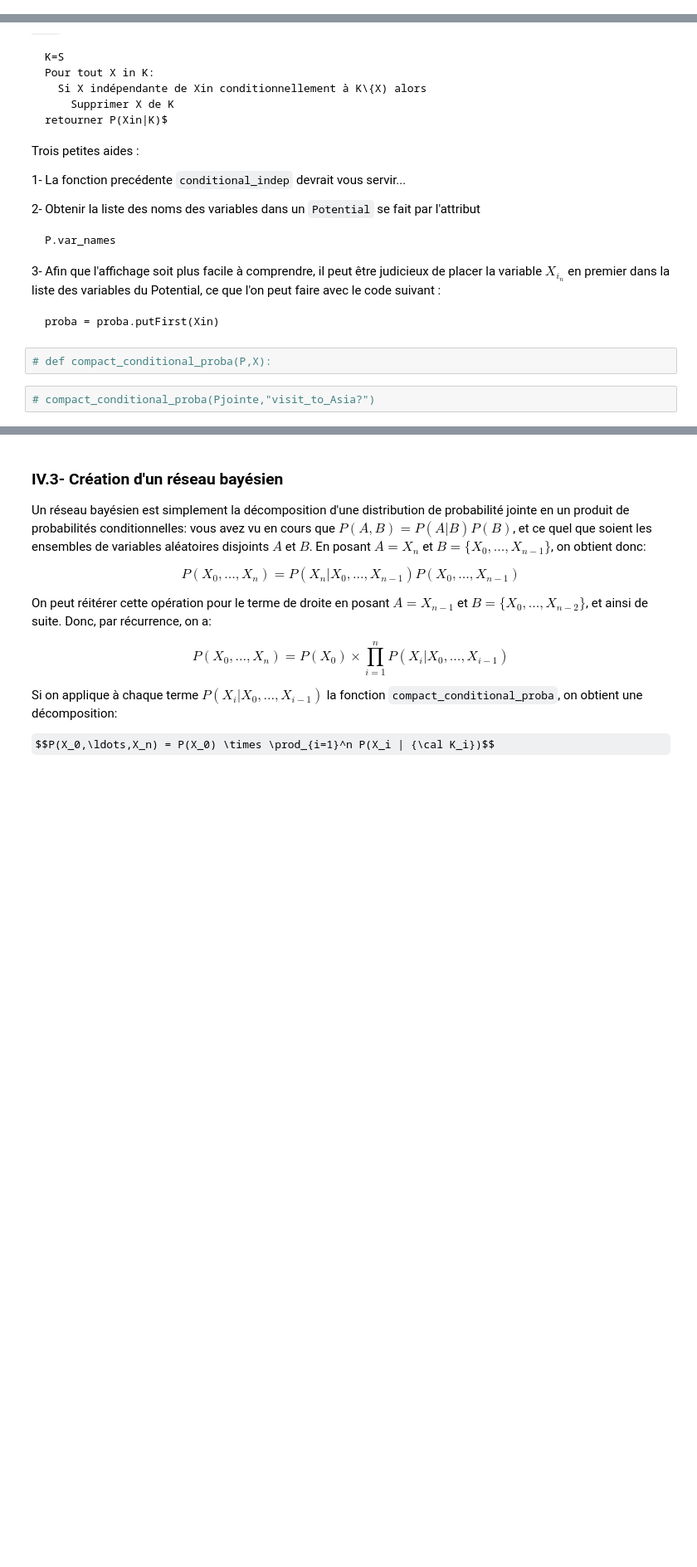
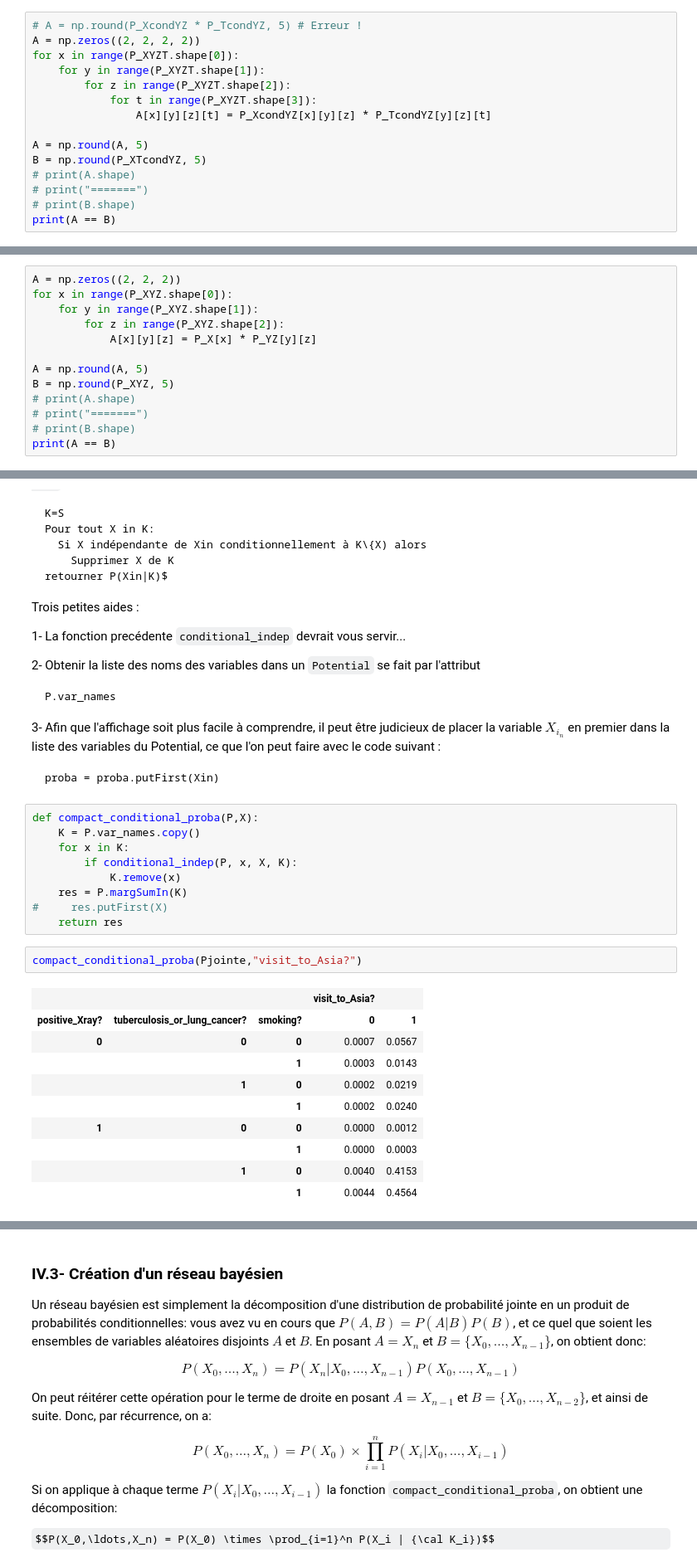
Before and after one commit to hanzopgp/MasterBioInformaticsPTs, a Jupyter notebook: S1/MAPSI/TME/TME2/enonce/tme2.ipynb, the cells around one changed output, grey strips where cells are left out. Shown at 83% size. Cells and saved outputs as stored; diff of their text form; some formulas as TeX source; blank space fills up the shorter version.

````diff
--- a/S1/MAPSI/TME/TME2/enonce/tme2.ipynb
+++ b/S1/MAPSI/TME/TME2/enonce/tme2.ipynb
@@ -306,0 +291,15 @@ print(A == B)
+# %%
+# A = np.round(P_XcondYZ * P_TcondYZ, 5) # Erreur !
+A = np.zeros((2, 2, 2, 2))
+for x in range(P_XYZT.shape[0]):
+    for y in range(P_XYZT.shape[1]):
+        for z in range(P_XYZT.shape[2]):
+            for t in range(P_XYZT.shape[3]):
+                A[x][y][z][t] = P_XcondYZ[x][y][z] * P_TcondYZ[y][z][t]
+
+A = np.round(A, 5)
+B = np.round(P_XTcondYZ, 5)
+# print(A.shape)
+# print("=======")
+# print(B.shape)
+print(A == B)
@@ -352,0 +357,13 @@ print(np.round(P_X * P_YZ, 3) == np.round(P_XYZ, 3))
+# %%
+A = np.zeros((2, 2, 2))
+for x in range(P_XYZ.shape[0]):
+    for y in range(P_XYZ.shape[1]):
+        for z in range(P_XYZ.shape[2]):
+            A[x][y][z] = P_X[x] * P_YZ[y][z]
+
+A = np.round(A, 5)
+B = np.round(P_XYZ, 5)
+# print(A.shape)
+# print("=======")
+# print(B.shape)
+print(A == B)
@@ -543,8 +566,26 @@ P.var_names
 ```
 proba = proba.putFirst(Xin)
 ```
-# %%
-# def compact_conditional_proba(P,X):
+# %%
+def compact_conditional_proba(P,X):
+    K = P.var_names.copy()
+    for x in K:
+        if conditional_indep(P, x, X, K):
+            K.remove(x)
+    res = P.margSumIn(K)
+#     res.putFirst(X)
+    return res
 # %%
-# compact_conditional_proba(Pjointe,"visit_to_Asia?")
+compact_conditional_proba(Pjointe,"visit_to_Asia?")
+# %% [output]
+|  |  |  | visit_to_Asia? |  |
+| positive_Xray? | tuberculosis_or_lung_cancer? | smoking? | 0 | 1 |
+| 0 | 0 | 0 | 0.0007 | 0.0567 |
+|  |  | 1 | 0.0003 | 0.0143 |
+|  | 1 | 0 | 0.0002 | 0.0219 |
+|  |  | 1 | 0.0002 | 0.0240 |
+| 1 | 0 | 0 | 0.0000 | 0.0012 |
+|  |  | 1 | 0.0000 | 0.0003 |
+|  | 1 | 0 | 0.0040 | 0.4153 |
+|  |  | 1 | 0.0044 | 0.4564 |
 # %%
````
Also changed, not shown: parts of 12 cells of this notebook, 1 other file.
